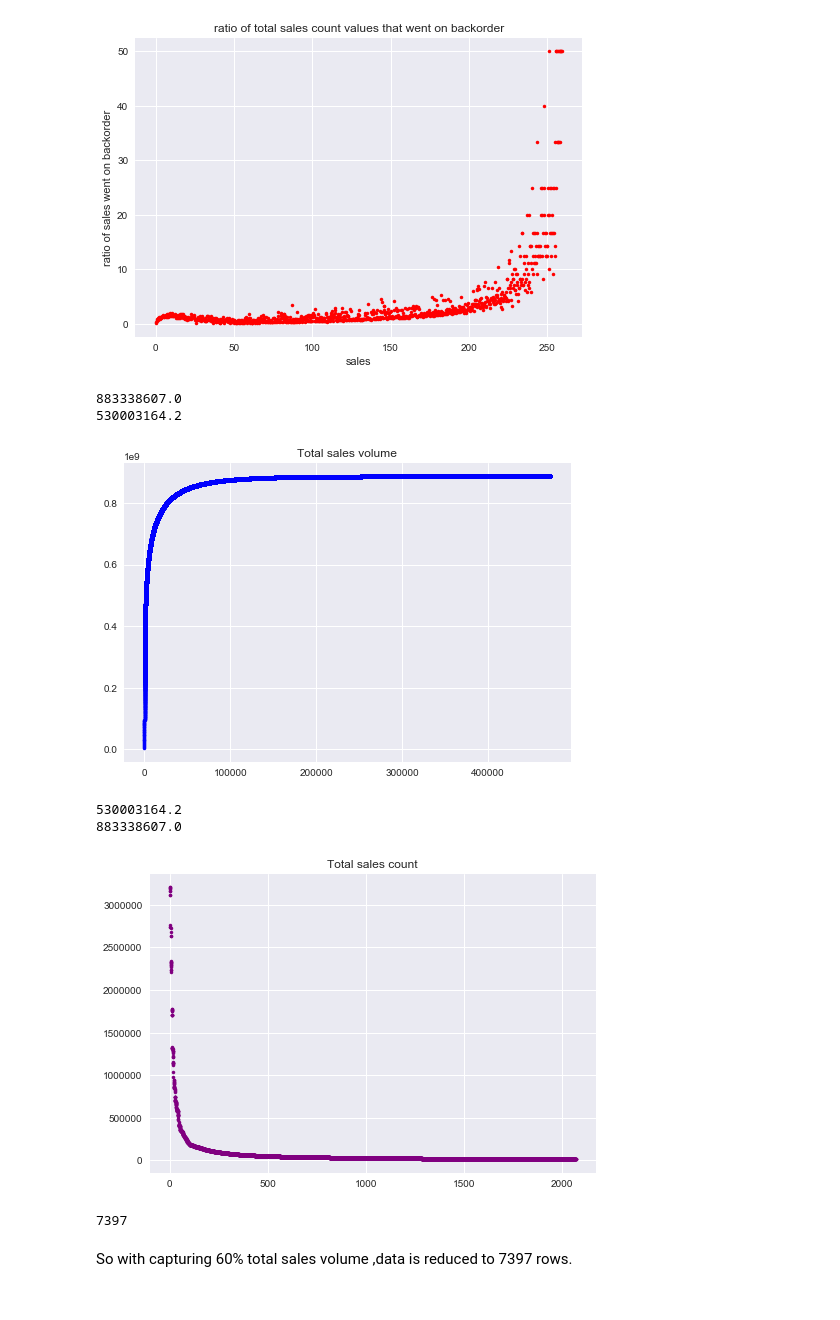
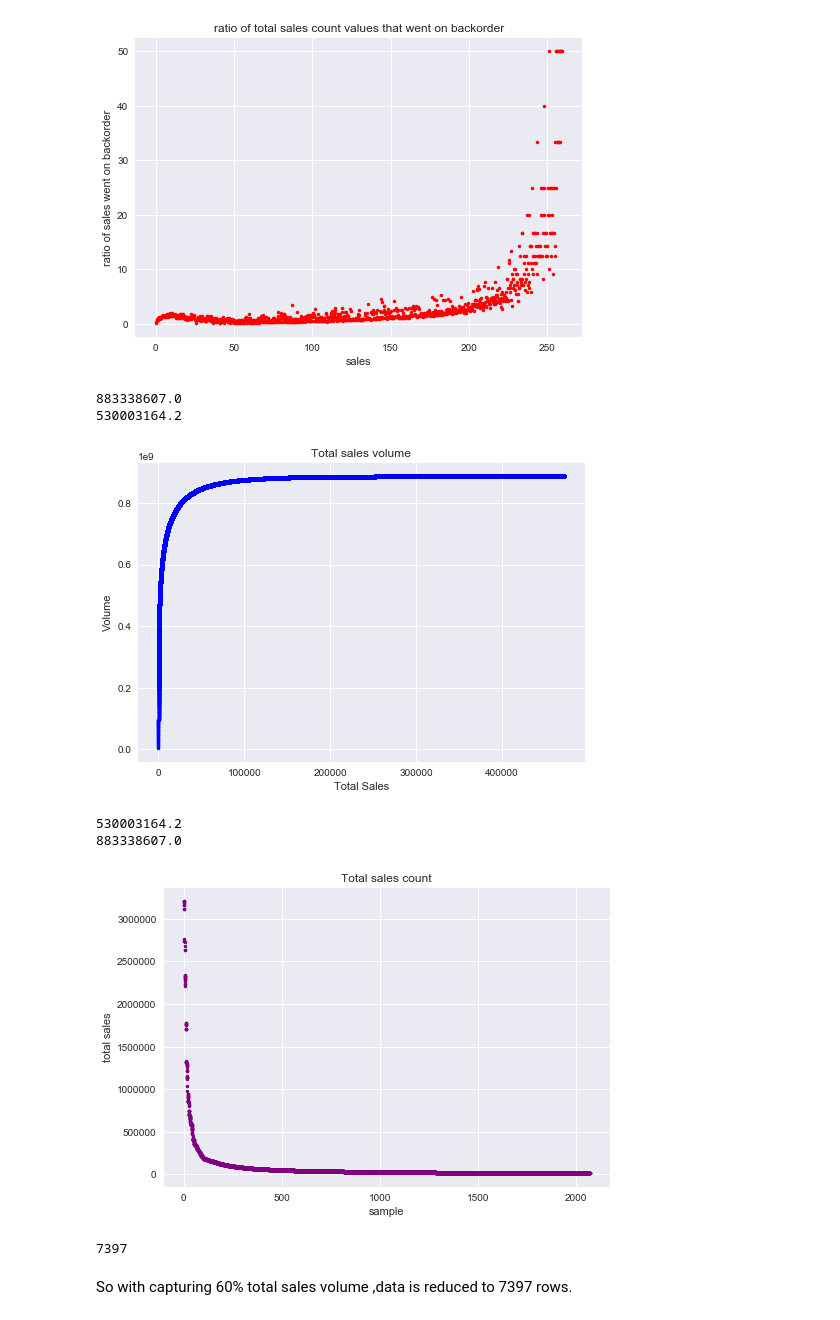
Before and after one commit to hedib/DataScienceProjects, a Jupyter notebook: project_Inventory/backorder.ipynb, the cells around one changed output. Saved outputs shown, nothing was run; the diff lists cells and outputs as text; code cells hidden in the pictures.

```diff
--- a/project_Inventory/backorder.ipynb
+++ b/project_Inventory/backorder.ipynb
@@ -343,29 +356,33 @@ print(sales_volume[len(sales_volume)-1])
 print(0.6 * sales_volume[len(sales_volume)-1])
 plt.plot(np.array(range(len(sales_sort))) * 0.28, sales_volume,".",color="blue")
 plt.title('Total sales volume')
+plt.xlabel('Total Sales')
+plt.ylabel('Volume')
 plt.show()
 # %% [output]
 883338607.0
 530003164.2
-[figure, old version]
+[figure, new version]
 # %%
 volume_perc=0.6 * sales_volume[len(sales_volume)-1]
 print(volume_perc)
 print(sales_volume[len(sales_volume)-1])
 sales_sort['sales_volume']=sales_volume
 
 sales_sort=sales_sort.sort_values('sales_volume',ascending = True)
 sample=sales_sort[sales_sort['sales_volume']<=volume_perc]
 
 sample=sample.sort_values('sales_9_month',ascending = False)
 plt.plot(np.array(range(len(sample))) * 0.28, sample.sales_9_month,".",color="purple")
 plt.title('Total sales count')
+plt.xlabel('sample')
+plt.ylabel('total sales')
 plt.show()
 len(sample)
 # %% [output]
 530003164.2
 883338607.0
-[figure, old version]
+[figure, new version]
 7397
 # %% [markdown]
 So with capturing 60% total sales volume ,data is reduced to 7397 rows.
```
Also changed, not shown: parts of 52 cells of this notebook.
